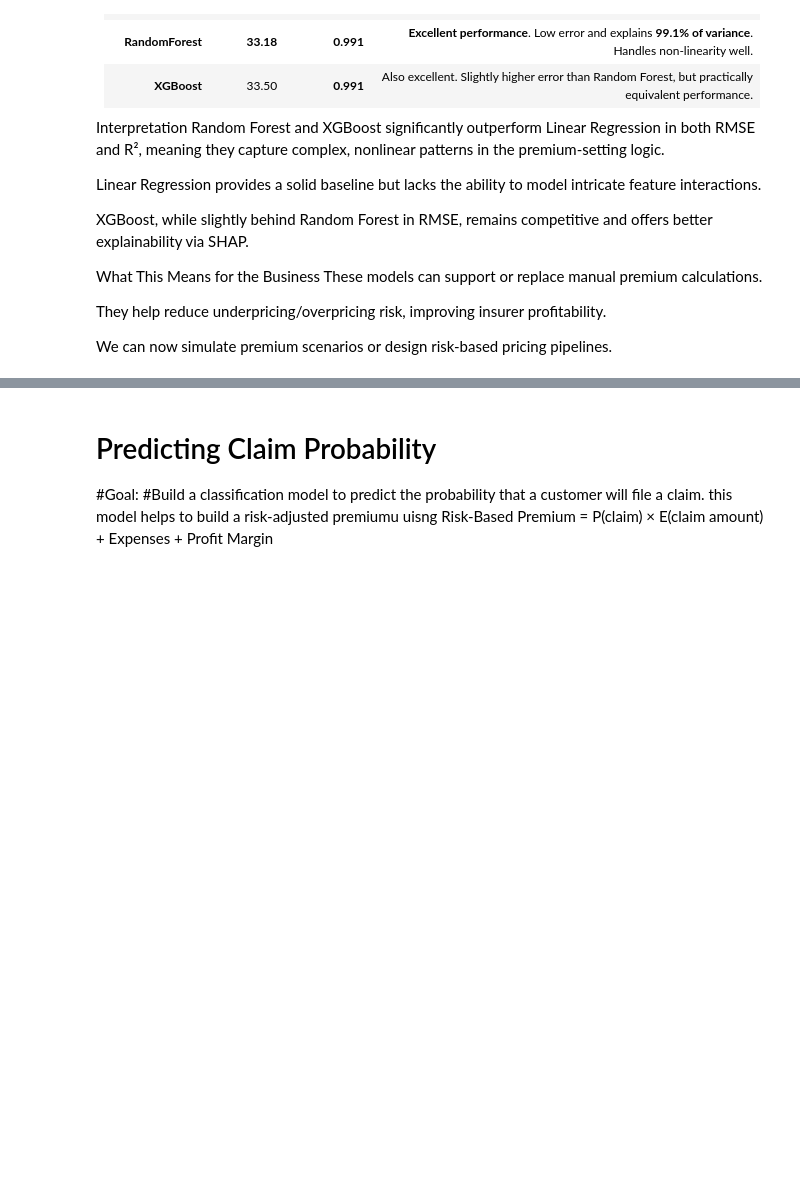
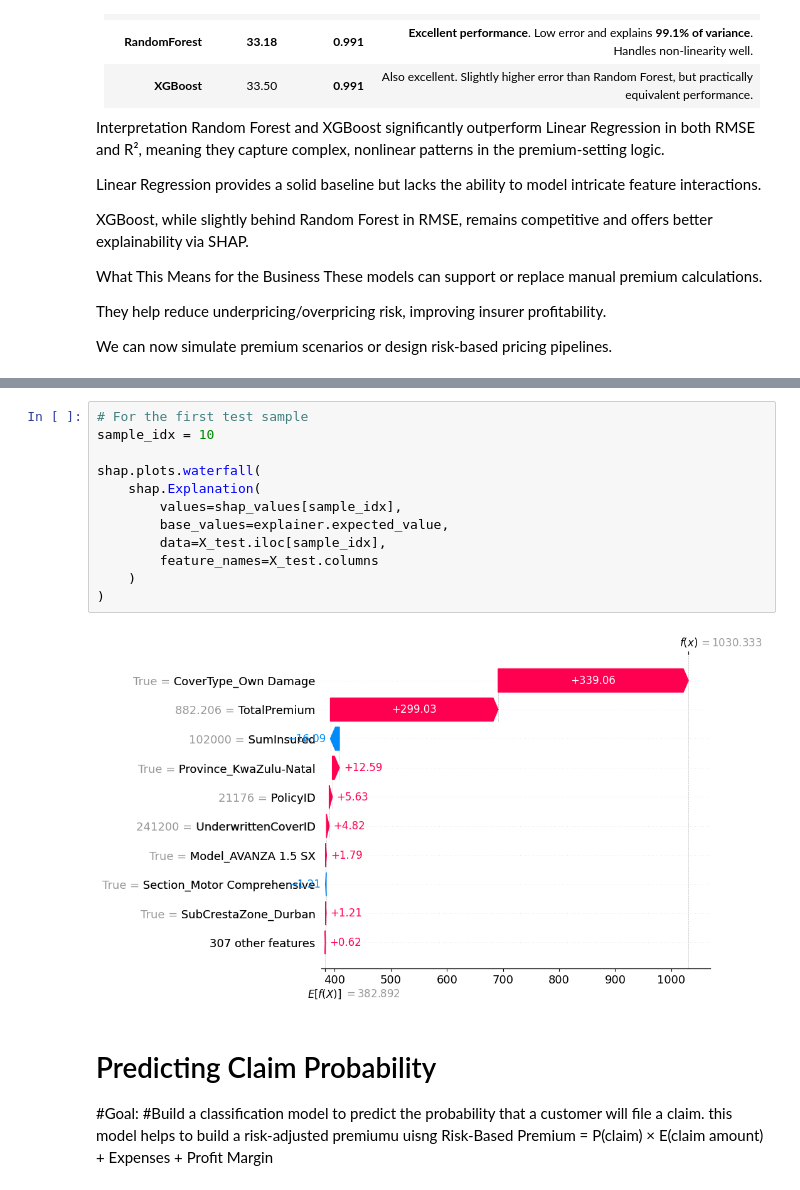
Before and after one commit to NuryeNigusMekonen/Insurance-Risk-Analytics---Predictive-Modeling-for-ACIS, a Jupyter notebook: notebooks/modeling.ipynb, the cells around one changed output, grey strips where cells are left out. Drawn from its saved outputs; the diff is of its cells as text; blank space fills up the shorter version.

```diff
--- a/notebooks/modeling.ipynb
+++ b/notebooks/modeling.ipynb
@@ -297,3 +296,17 @@ We can now simulate premium scenarios or design risk-based pricing pipelines.
+# %%
+# For the first test sample
+sample_idx = 10
+
+shap.plots.waterfall(
+    shap.Explanation(
+        values=shap_values[sample_idx],
+        base_values=explainer.expected_value,
+        data=X_test.iloc[sample_idx],
+        feature_names=X_test.columns
+    )
+)
+# %% [output]
+[figure, added]
 # %% [markdown]
 # Predicting Claim Probability
 #Goal:
```
Also changed, not shown: parts of 8 cells of this notebook, 2 other files.
